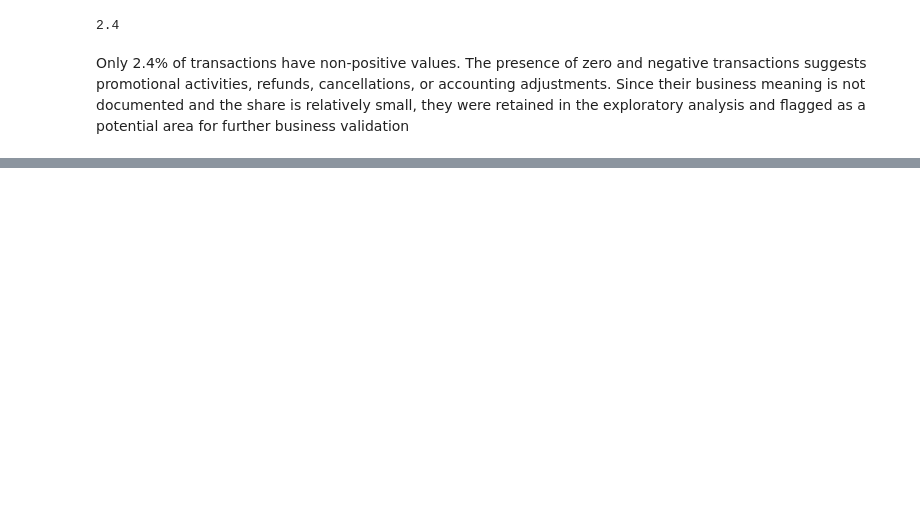
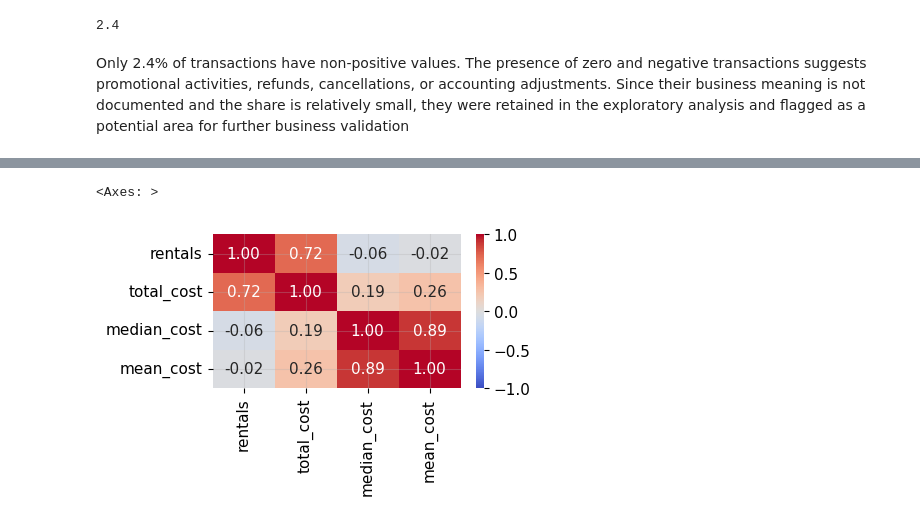
Before and after one commit to YuliaLoburets/A-B-test_project, a Jupyter notebook: A_B_Testing_project.ipynb, the cells around one changed output, grey strips where cells are left out. Cells and saved outputs as stored; diff of their text form; code cells hidden in the pictures; blank space fills up the shorter version.

```diff
--- a/A_B_Testing_project.ipynb
+++ b/A_B_Testing_project.ipynb
@@ -222,0 +232,7 @@ user_overview.groupby('cost_segment').agg(avg_rentals=('rentals','mean'), median
+# %%
+corr = user_overview[['rentals','total_cost','median_cost','mean_cost']].corr()
+plt.figure(figsize =(4,2))
+sns.heatmap(corr, annot=True, cmap='coolwarm',  fmt='.2f', vmin=-1, vmax=1)
+# %% [output]
+<Axes: >
+[figure, added]
```
Also changed, not shown: parts of 19 cells of this notebook.
